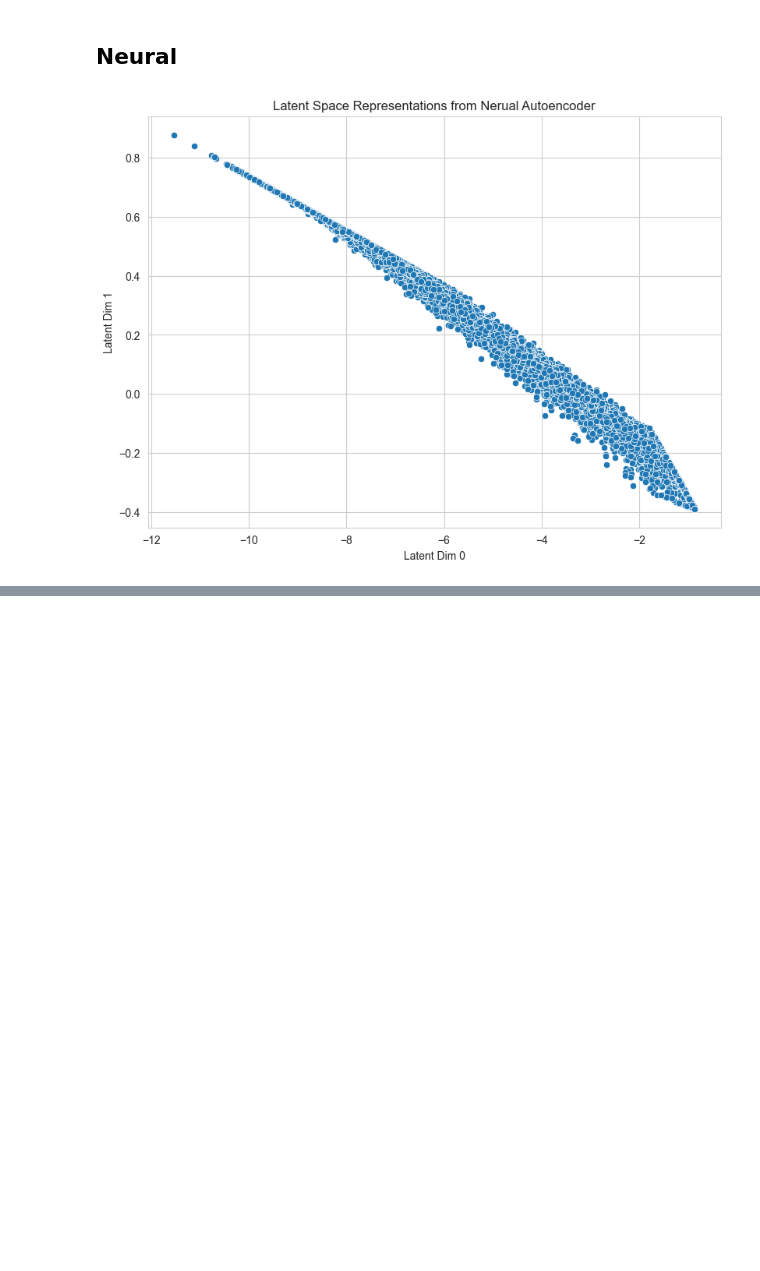
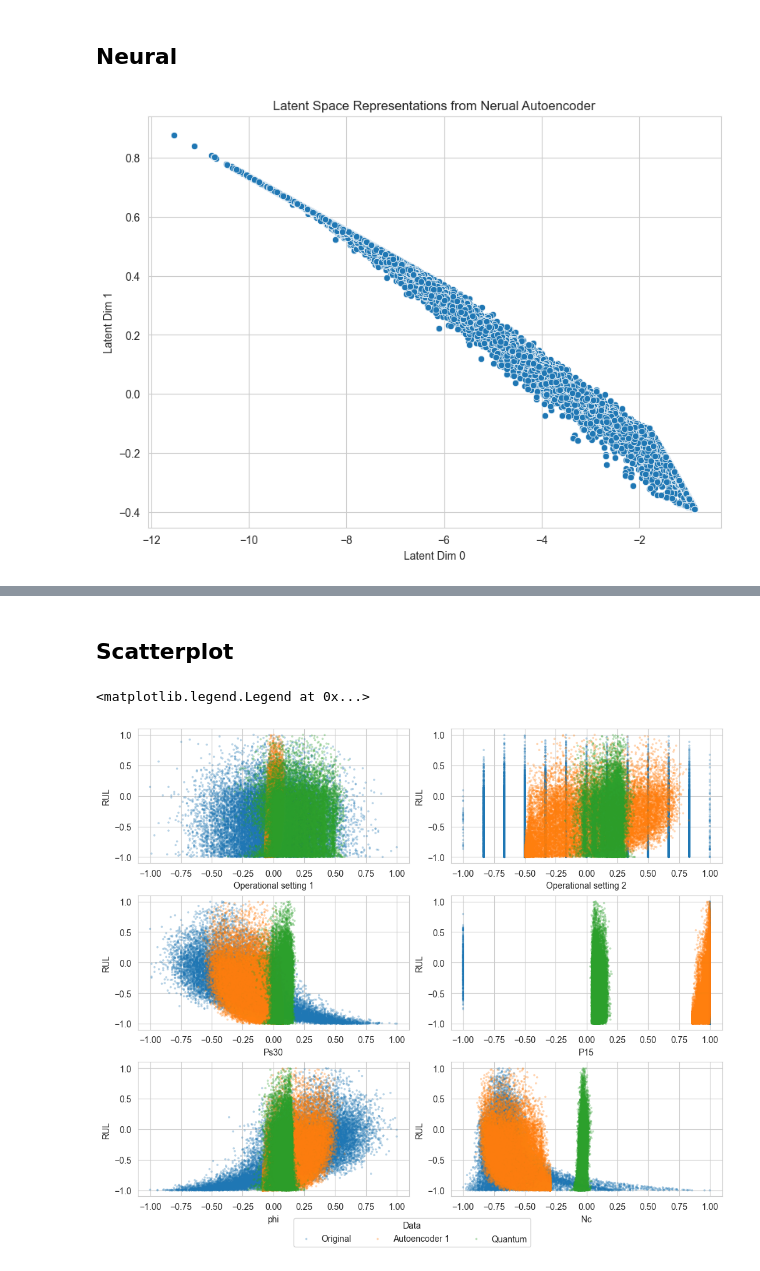
Before and after one commit to MathiaFiorelli/Praca-dyplomowa, a Jupyter notebook: Code/Model Analysis.ipynb, the cells around one changed output, grey strips where cells are left out. Cells and saved outputs as stored; diff of their text form; code cells hidden in the pictures; blank space fills up the shorter version.

```diff
--- a/Code/Model Analysis.ipynb
+++ b/Code/Model Analysis.ipynb
@@ -743,0 +748,15 @@ with open(f'{filepath}/Pisanie/Latex/Output/Model_Analysis/latent_neural.tex', "
+# %%
+df_original = pd.read_excel(f'{filepath}/Output/Preprocessed.xlsx',sheet_name='Scaled DF')
+df_original['Data']='Original'
+# %%
+df_recon_ae1 = models_dict['Autoencoder 1']['Reconstructed DF']
+df_recon_aeq =models_dict['Quantum']['Reconstructed DF']
+
+df_recon_ae1['Data']='Autoencoder 1'
+df_recon_aeq['Data']='Quantum'
+
+df_recon_ae1['RUL'] =df_recon_aeq['RUL']= df_original['RUL']
+
+df_combined = pd.concat([df_original, df_recon_ae1,df_recon_aeq], axis=0)
+df_combined=df_combined[df_recon_ae1.columns]
+df_combined.head()
@@ -743,0 +770,38 @@ with open(f'{filepath}/Pisanie/Latex/Output/Model_Analysis/latent_neural.tex', "
+# %% [markdown]
+## Scatterplot
+# %%
+fig, axes = plt.subplots(nrows=3, ncols=2,
+                         figsize=(10, 8),
+                         layout='constrained')
+for i, (ax, feature) in enumerate(zip(axes.flat, df.columns)):
+    sns.scatterplot(
+        data=df_combined,
+        y='RUL',
+        x=feature,
+        hue='Data',s=5, alpha=0.3, edgecolor=None,
+        ax=ax,
+        legend=(i==0)  # <-- tylko pierwszy subplot ma legendę
+    )
+
+
+leg = axes.flat[0].get_legend()
+
+handles = leg.legend_handles
+labels = [t.get_text() for t in leg.texts]
+axes.flat[0].legend_.remove()  # usuń oryginalną legendę
+
+
+fig.legend(
+    handles,
+    labels,
+    loc='lower center',
+    bbox_to_anchor=(0.5, -0.05),
+    ncol=3,
+    title='Data'
+)
+
+
+#fig.savefig(f'{filepath}/Pisanie/Latex/Output/Model_Analysis/Quantum_vs_AE1_Histograms.png', dpi=300,  bbox_inches='tight')
+# %% [output]
+<matplotlib.legend.Legend at 0x...>
+[figure, added]
```
Also changed, not shown: parts of 8 cells of this notebook, 17 other files.
